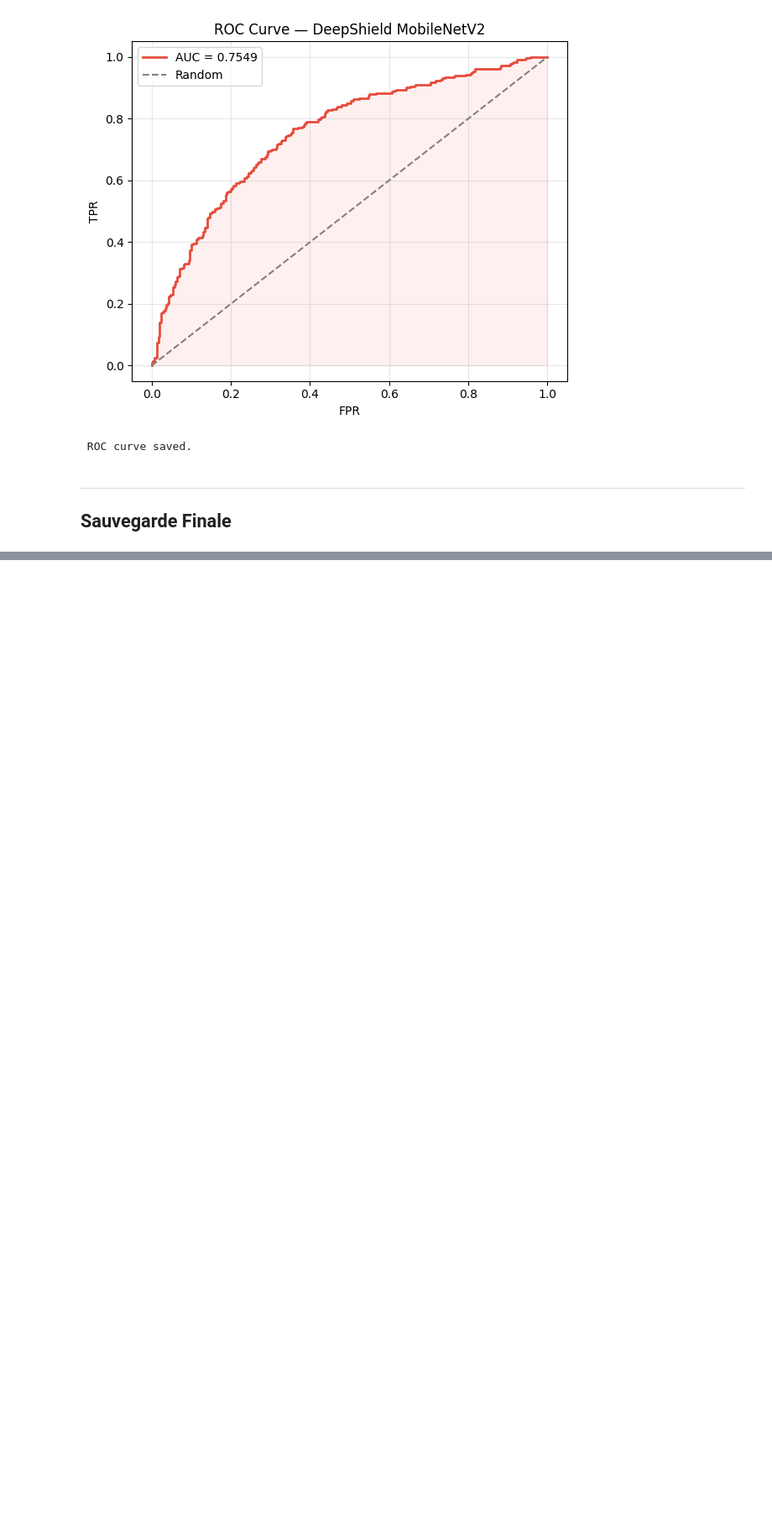
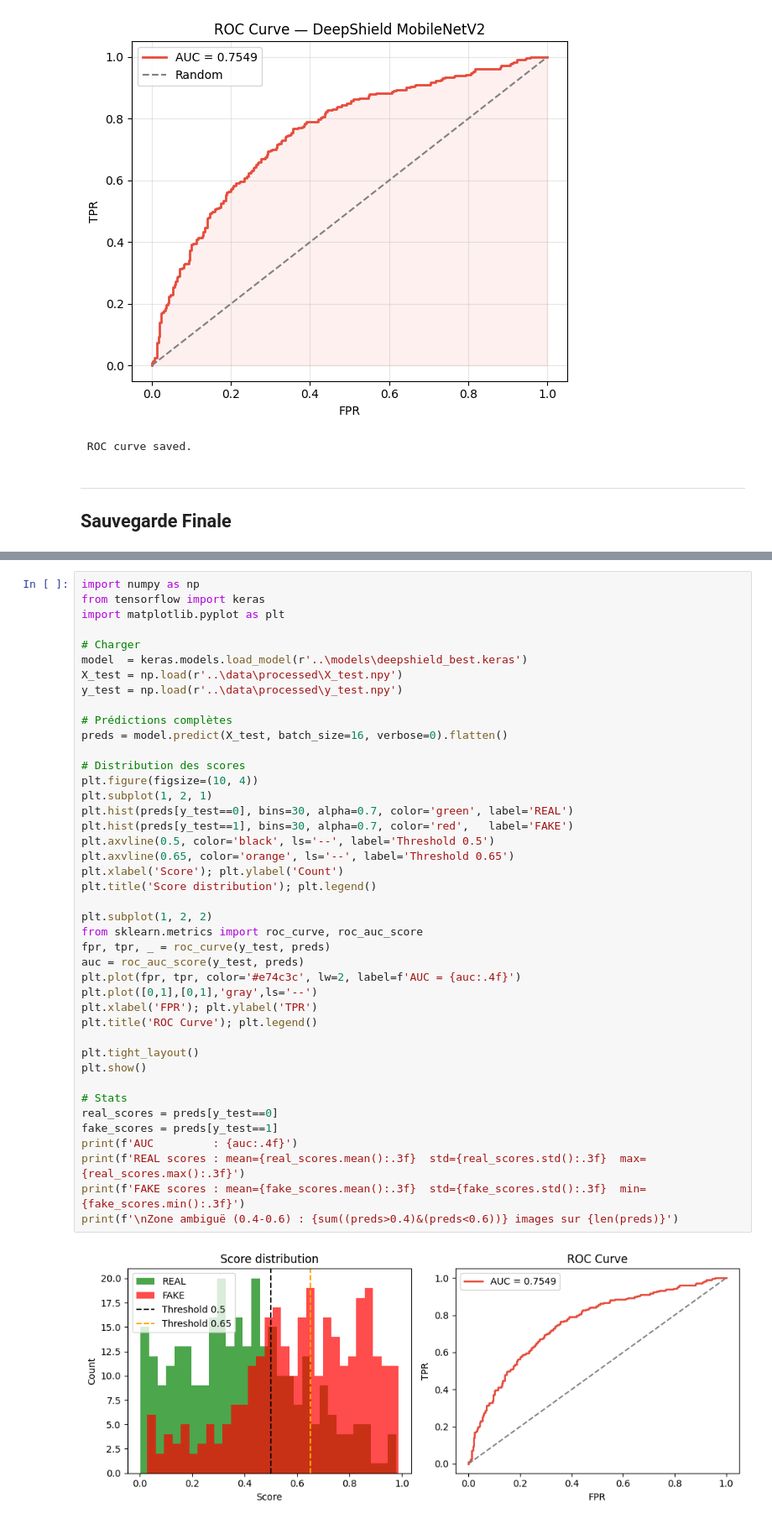
Before and after one commit to tiancielle/DeepShield-Detect, a Jupyter notebook: notebooks/02_model_training.ipynb, the cells around one changed output, grey strips where cells are left out. Shown at 84% size. Cells and saved outputs as stored; diff of their text form; blank space fills up the shorter version.

```diff
--- a/notebooks/02_model_training.ipynb
+++ b/notebooks/02_model_training.ipynb
@@ -434,3 +434,47 @@ print('='*50)
  Notebook 2 terminé !
     Prochain : 03_gradcam.ipynb
 ==================================================
+# %%
+import numpy as np
+from tensorflow import keras
+import matplotlib.pyplot as plt
+
+# Charger
+model  = keras.models.load_model(r'..\models\deepshield_best.keras')
+X_test = np.load(r'..\data\processed\X_test.npy')
+y_test = np.load(r'..\data\processed\y_test.npy')
+
+# Prédictions complètes
+preds = model.predict(X_test, batch_size=16, verbose=0).flatten()
+
+# Distribution des scores
+plt.figure(figsize=(10, 4))
+plt.subplot(1, 2, 1)
+plt.hist(preds[y_test==0], bins=30, alpha=0.7, color='green', label='REAL')
+plt.hist(preds[y_test==1], bins=30, alpha=0.7, color='red',   label='FAKE')
+plt.axvline(0.5, color='black', ls='--', label='Threshold 0.5')
+plt.axvline(0.65, color='orange', ls='--', label='Threshold 0.65')
+plt.xlabel('Score'); plt.ylabel('Count')
+plt.title('Score distribution'); plt.legend()
+
+plt.subplot(1, 2, 2)
+from sklearn.metrics import roc_curve, roc_auc_score
+fpr, tpr, _ = roc_curve(y_test, preds)
+auc = roc_auc_score(y_test, preds)
+plt.plot(fpr, tpr, color='#e74c3c', lw=2, label=f'AUC = {auc:.4f}')
+plt.plot([0,1],[0,1],'gray',ls='--')
+plt.xlabel('FPR'); plt.ylabel('TPR')
+plt.title('ROC Curve'); plt.legend()
+
+plt.tight_layout()
+plt.show()
+
+# Stats
+real_scores = preds[y_test==0]
+fake_scores = preds[y_test==1]
+print(f'AUC         : {auc:.4f}')
+print(f'REAL scores : mean={real_scores.mean():.3f}  std={real_scores.std():.3f}  max={real_scores.max():.3f}')
+print(f'FAKE scores : mean={fake_scores.mean():.3f}  std={fake_scores.std():.3f}  min={fake_scores.min():.3f}')
+print(f'\nZone ambiguë (0.4-0.6) : {sum((preds>0.4)&(preds<0.6))} images sur {len(preds)}')
+# %% [output]
+[figure, added]
```
Also changed, not shown: parts of 2 cells of this notebook, 3 other files.
